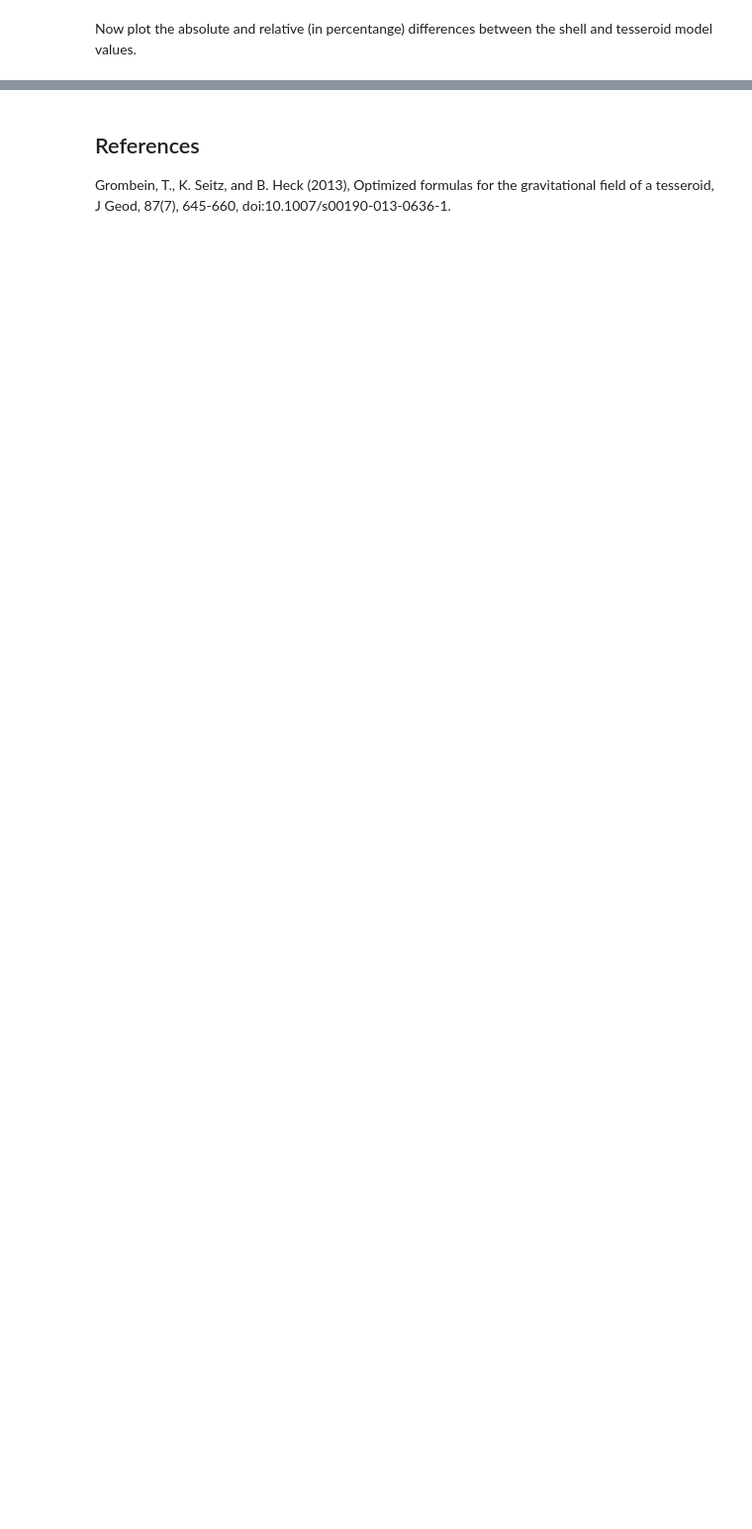
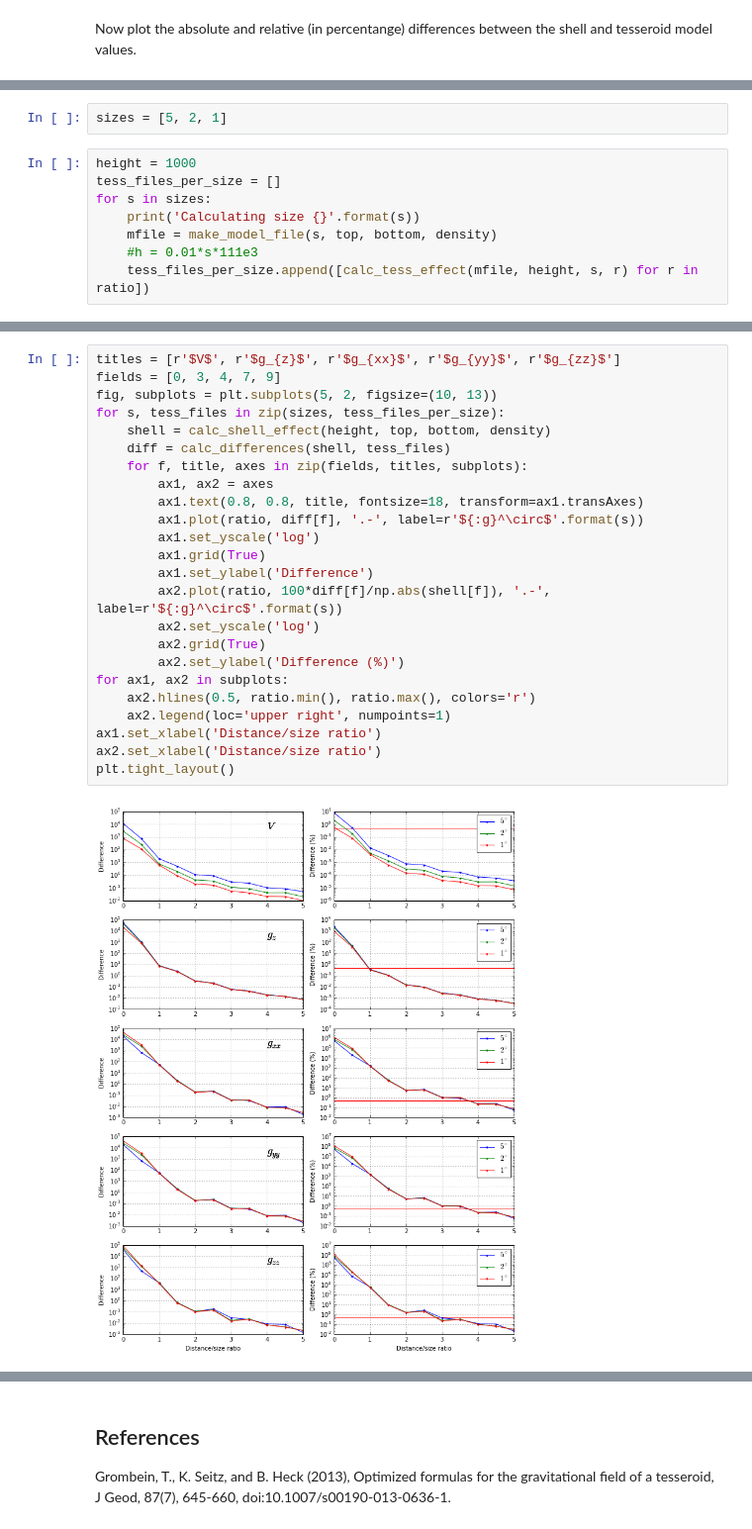
Before and after one commit to pinga-lab/paper-tesseroids, a Jupyter notebook: notebooks/tesseroid_vs_spherical_shell.ipynb, the cells around one changed output, grey strips where cells are left out. Shown at 99% size. Cells and saved outputs as stored; diff of their text form; blank space fills up the shorter version.

```diff
--- a/notebooks/tesseroid_vs_spherical_shell.ipynb
+++ b/notebooks/tesseroid_vs_spherical_shell.ipynb
@@ -262,0 +262,10 @@ plt.tight_layout()
+# %%
+sizes = [5, 2, 1]
+# %%
+height = 1000
+tess_files_per_size = []
+for s in sizes:
+    print('Calculating size {}'.format(s))
+    mfile = make_model_file(s, top, bottom, density)
+    #h = 0.01*s*111e3
+    tess_files_per_size.append([calc_tess_effect(mfile, height, s, r) for r in ratio])
@@ -262,0 +276,26 @@ plt.tight_layout()
+# %%
+titles = [r'$V$', r'$g_{z}$', r'$g_{xx}$', r'$g_{yy}$', r'$g_{zz}$']
+fields = [0, 3, 4, 7, 9]
+fig, subplots = plt.subplots(5, 2, figsize=(10, 13))
+for s, tess_files in zip(sizes, tess_files_per_size):
+    shell = calc_shell_effect(height, top, bottom, density)
+    diff = calc_differences(shell, tess_files)
+    for f, title, axes in zip(fields, titles, subplots):
+        ax1, ax2 = axes
+        ax1.text(0.8, 0.8, title, fontsize=18, transform=ax1.transAxes)
+        ax1.plot(ratio, diff[f], '.-', label=r'${:g}^\circ$'.format(s))
+        ax1.set_yscale('log')
+        ax1.grid(True)
+        ax1.set_ylabel('Difference')
+        ax2.plot(ratio, 100*diff[f]/np.abs(shell[f]), '.-', label=r'${:g}^\circ$'.format(s))
+        ax2.set_yscale('log')
+        ax2.grid(True)
+        ax2.set_ylabel('Difference (%)')
+for ax1, ax2 in subplots:
+    ax2.hlines(0.5, ratio.min(), ratio.max(), colors='r')
+    ax2.legend(loc='upper right', numpoints=1)
+ax1.set_xlabel('Distance/size ratio')
+ax2.set_xlabel('Distance/size ratio')
+plt.tight_layout()
+# %% [output]
+[figure, added]
```
Also changed, not shown: parts of 17 cells of this notebook.
